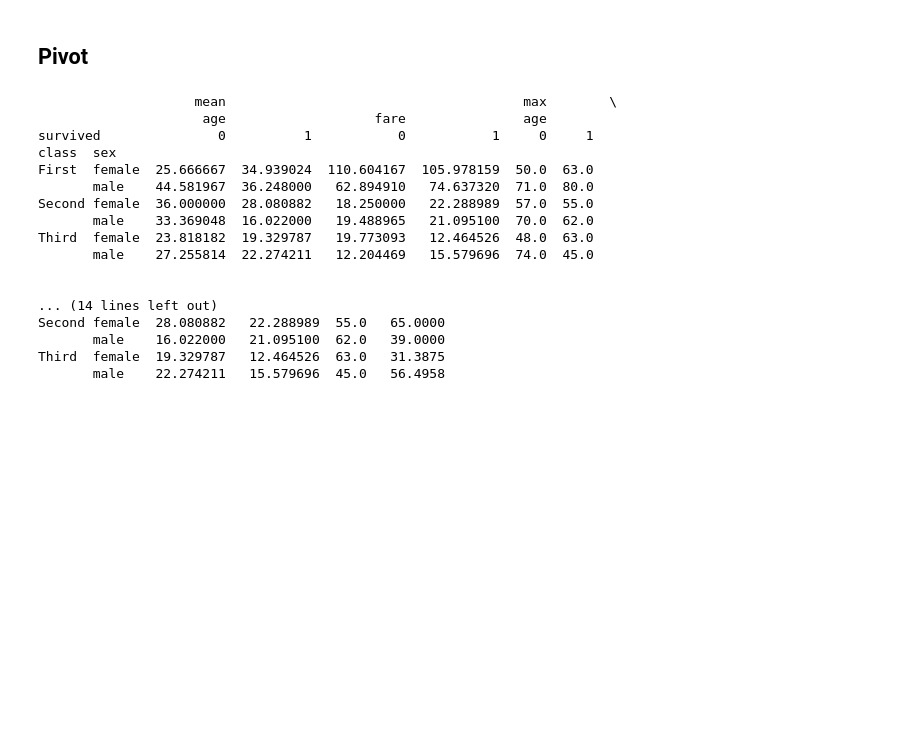
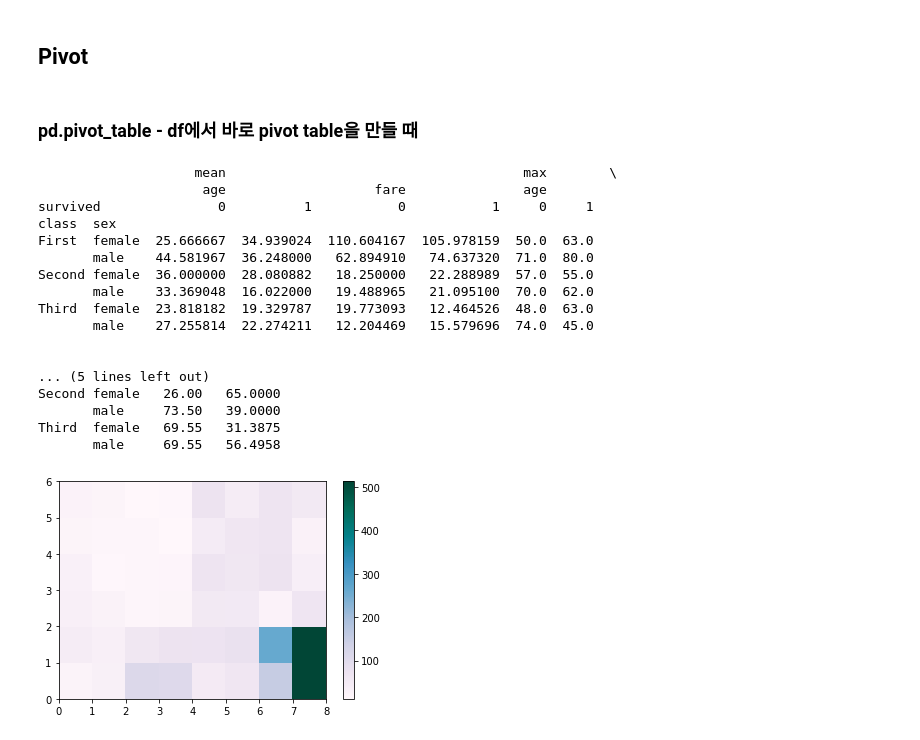
Before and after one commit to BreadFeet/Django_pjt01, a Jupyter notebook: part06_notebook_ver.ipynb, the cells around one changed output. Saved outputs shown, nothing was run; the diff lists cells and outputs as text; code cells hidden in the pictures; blank space fills up the shorter version.

```diff
--- a/part06_notebook_ver.ipynb
+++ b/part06_notebook_ver.ipynb
@@ -623,15 +630,14 @@ class P6:
         r3 = df.groupby(['class']).agg({'fare':['min', 'max'], 'age':'mean'})
         #print(r3)
 
-        r31 = df.groupby(['class']).agg(lambda x: x.fare.max() - x.fare.min())   # fare컬럼의 max()값을 모든 컬럼으로 propagate
-        #print(r31)                              # x['fare']는 오류남..이유 모르겠음
+        r31 = df.groupby(['class']).agg(lambda x: x.fare.max() - x.fare.min())    # x['fare']는 오류남..이유 모르겠음
+        print(r31)           # fare컬럼의 max()-min()값을 모든 컬럼으로 propagate
 
         #r32 = df.groupby(['class']).agg(lambda x: x.info())    # x: class별 subframe
         #print(r32)
 
 
         # transform 메소드: 원본 dataframe의 index를 갖춘 dataframe 형태로 반환------------------------------------
-        # 여기 코드 뭐였나?????????????????????????????????????????????????????????????????????//////
         r4 = df.groupby(['class']).transform(Util.zscore)   # class별 subframe 중, object 타입인 sex, class를 제외하고 연산
         #print(r4)                                          # 그룹별 series-wise로 mean(), std()를 구해서 zscore를 구한 뒤 합친 것
 
@@ -664,7 +670,7 @@ class P6:
         #print(r11)
 
         r12 = df.groupby(['class']).apply(lambda x: x.fare.max() - x.fare.min())     # x: class별 dataframe
-        #print(r12)                                       # agg 결과외 비교: propagate 하지 않고 series 반환
+        print(r12)                                                         # agg 결과외 비교: propagate 하지 않고 series 반환
 
         r13 = df.groupby(['class']).apply(lambda x: x)    # grouping한 컬럼도 포함
         #print(r13)
@@ -672,6 +678,9 @@ class P6:
         #r14 = df.groupby(['class']).apply(lambda x: x.info())
         #print(r14)
 
+        r15 = df.groupby(['class']).apply(lambda x: x['age'].mean() > 30)   # filter 결과와 비교: t/f만 반환
+        #print(r15)
+
 
 if __name__ == '__main__':
     P6().p261()
@@ -732,50 +736,72 @@ Third   26.507589  12.661633  0.135447
 # %% [markdown]
 ## Pivot
+# %% [markdown]
+### pd.pivot_table  - df에서 바로 pivot table을 만들 때
 # %%
 class P6:
     def p273(self):
         # 출력 옵션 변경
-        pd.set_option('display.max_column', 10)
+        pd.set_option('display.max_columns', 10)
         pd.set_option('display.max_rows', 20)
 
         df = ttn[['age', 'sex', 'class', 'fare', 'survived']]
         pv1 = pd.pivot_table(df, index='class', columns='sex', values='age', aggfunc='mean')
         #print(pv1)
 
+        # aggfunc이 list인 경우, 컬럼이 multi-index가 되면서 상위가 function
         pv2 = pd.pivot_table(df, index='class', columns='sex', values='survived', aggfunc=['mean', 'sum'])
-        #print(pv2)     # pdf2가 뭐임?????????????????????????????????????????????????????????
+        #print(pv2)
+        #print(pv2.columns)
 
+        # 컬럼 multi-index 순서: function > values > column
         pv3 = pd.pivot_table(df, index=['class', 'sex'], columns='survived', values=['age', 'fare'], aggfunc=['mean', 'max'])
         print(pv3)
-        #print(pv3.xs('First'))
+        #print(pv3.columns)
+        #print(pv3.xs('First', level='class'))
         #print(pv3.xs(('First', 'female')))
         #print(pv3.xs('male', level='sex'))
-        #print(pv3.xs(('Second', 'male'), level=[0, 1]))
-        #print(pv3.xs(('male', 'Second'), level=[1, 0]))   # 위와 같은 결과
+
+        # Series로 반환가능한 상황인데 level을 같이 적어주면 drop_level=False처럼 작동한다 --> drop_level=True 설정해도 안 먹힘!
+        #print(pv3.xs(('Second', 'male')))
+        #print(pv3.xs(('Second', 'male'), level=[0, 1]))  # type: DataFrame
+        #print(pv3.xs(('male', 'Second'), level=['sex', 'class'], drop_level=True))   # 위와 같은 결과
 
         # 컬럼을 추출하기
-        #print(pv3.xs('mean', axis=1))
+        #print(pv3.xs('mean', axis=1, drop_level=False))
         #print(pv3.xs(('mean', 'age'), level=[0, 1], axis=1))
-        print(pv3.xs(1, level='survived', axis=1))
+
+        #print(pv3.xs(('mean', 'age', 0), axis=1))                    # type: Series
+        #print(pv3.xs(('mean', 'age', 0), level=[0, 1, 2], axis=1))   # level 지정하면 -> type: DataFrame
+
+        #print(pv3.xs(1, level='survived', axis=1, drop_level=False))
+        #print(pv3.xs('fare', level=1, axis=1))
+        #print(pv3.xs(('max', 0), level=[0, 2], axis=1))
+
+
+        # Heatmap 그리기-----------------------------------------------------------------------------------------------------
+        plt.pcolor(pv3, cmap='PuBuGn')
+        plt.colorbar()
+        plt.show()
 
 
 if __name__ == '__main__':
     P6().p273()
 # %% [output]
                     mean                                      max        \
                      age                   fare               age
 survived               0          1           0           1     0     1
 class  sex
 First  female  25.666667  34.939024  110.604167  105.978159  50.0  63.0
        male    44.581967  36.248000   62.894910   74.637320  71.0  80.0
 Second female  36.000000  28.080882   18.250000   22.288989  57.0  55.0
        male    33.369048  16.022000   19.488965   21.095100  70.0  62.0
 Third  female  23.818182  19.329787   19.773093   12.464526  48.0  63.0
        male    27.255814  22.274211   12.204469   15.579696  74.0  45.0
 
 
-... (14 lines left out)
-Second female  28.080882   22.288989  55.0   65.0000
-       male    16.022000   21.095100  62.0   39.0000
-Third  female  19.329787   12.464526  63.0   31.3875
-       male    22.274211   15.579696  45.0   56.4958
+... (5 lines left out)
+Second female   26.00   65.0000
+       male     73.50   39.0000
+Third  female   69.55   31.3875
+       male     69.55   56.4958
+[figure, added]
```
Also changed, not shown: parts of 11 cells of this notebook.
